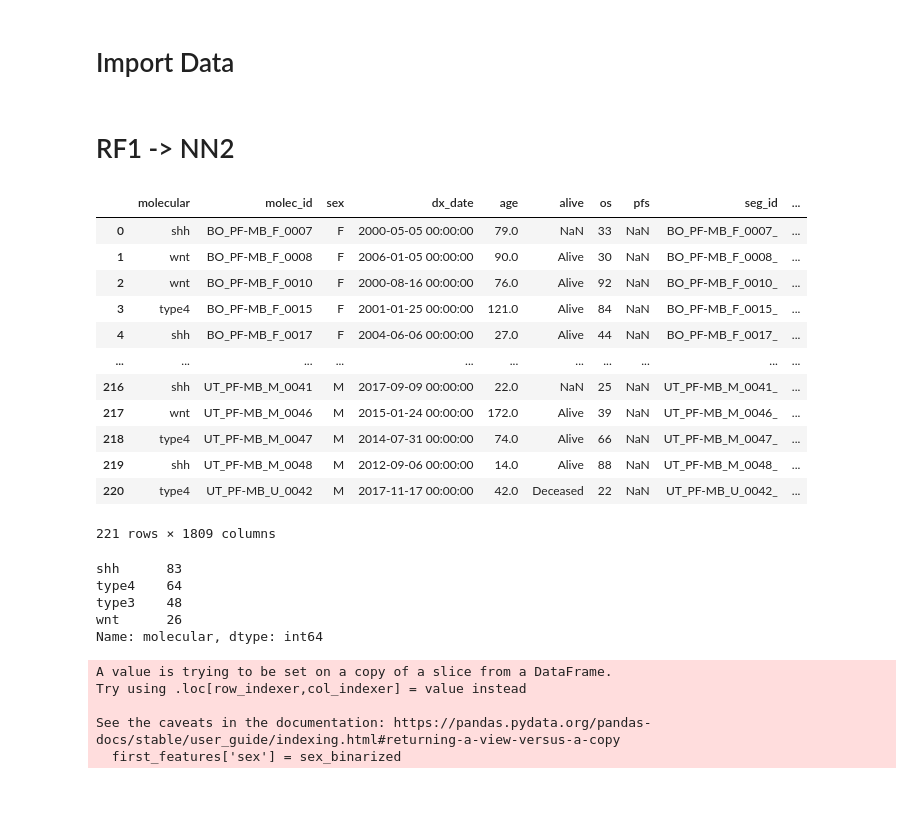
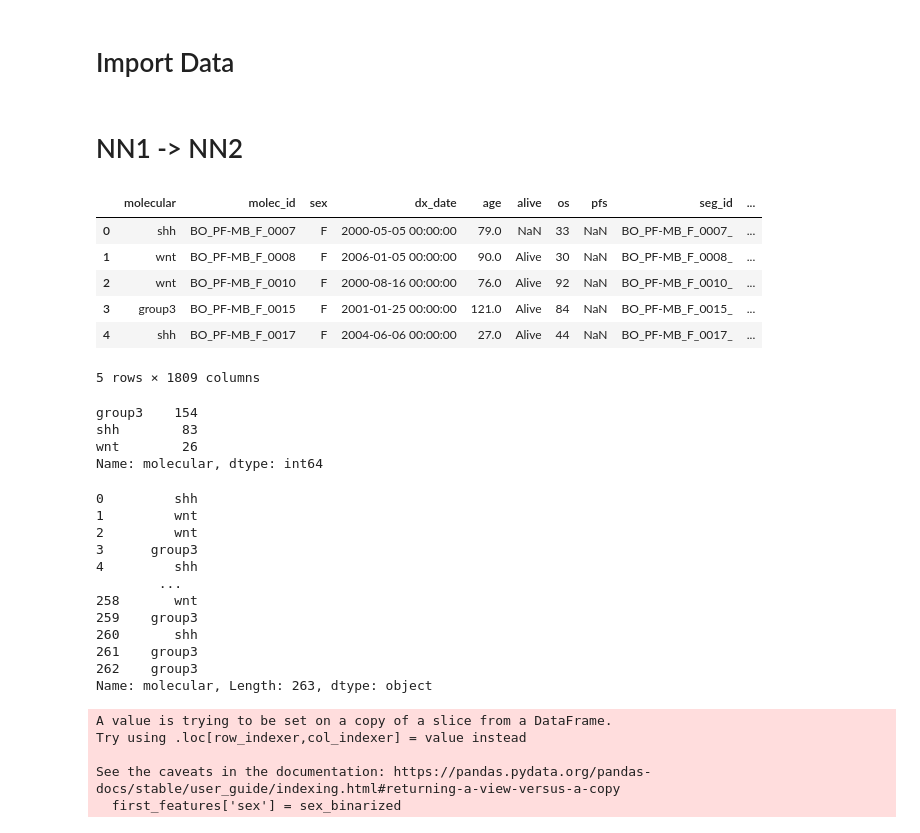
Before and after one commit to koalateectrl/tumor-classification, a Jupyter notebook: molec_binary_seq/two stage mb molec.ipynb, the cells around one changed output. Saved outputs shown, nothing was run; the diff lists cells and outputs as text; code cells hidden in the pictures; blank space fills up the shorter version.

```diff
--- a/molec_binary_seq/two stage mb molec.ipynb
+++ b/molec_binary_seq/two stage mb molec.ipynb
@@ -253,33 +253,26 @@ def my_classification_report(y_test_np, y_pred):
     print("Micro Avg : " + str((tot_TP + tot_TN)/(tot_TP + tot_TN + tot_FP + tot_FN)), '\n') ##
 # %%
 #df = pd.read_excel("/Users/michaelzhang/Desktop/peds_tumor/mbpyradiomics/molec_classifier/binary/wnt_rest.xlsx")
-df = pd.read_excel("/Users/samwwong/Desktop/tumor-classification/molec_binary_seq/mb_t1_t2_4way.xlsx")
+df = pd.read_excel("/Users/samwwong/Desktop/Michael Zhang/mb_t1_t2_3way.xlsx")
 # %% [markdown]
-# RF1 -> NN2
+# NN1 -> NN2
 # %%
-df
+df.head()
 # %% [output]
 |  | molecular | molec_id | sex | dx_date | age | alive | os | pfs | seg_id | ... |
 | 0 | shh | BO_PF-MB_F_0007 | F | 2000-05-05 00:00:00 | 79.0 | NaN | 33 | NaN | BO_PF-MB_F_0007_ | ... |
 | 1 | wnt | BO_PF-MB_F_0008 | F | 2006-01-05 00:00:00 | 90.0 | Alive | 30 | NaN | BO_PF-MB_F_0008_ | ... |
 | 2 | wnt | BO_PF-MB_F_0010 | F | 2000-08-16 00:00:00 | 76.0 | Alive | 92 | NaN | BO_PF-MB_F_0010_ | ... |
-| 3 | type4 | BO_PF-MB_F_0015 | F | 2001-01-25 00:00:00 | 121.0 | Alive | 84 | NaN | BO_PF-MB_F_0015_ | ... |
+| 3 | group3 | BO_PF-MB_F_0015 | F | 2001-01-25 00:00:00 | 121.0 | Alive | 84 | NaN | BO_PF-MB_F_0015_ | ... |
 | 4 | shh | BO_PF-MB_F_0017 | F | 2004-06-06 00:00:00 | 27.0 | Alive | 44 | NaN | BO_PF-MB_F_0017_ | ... |
-| ... | ... | ... | ... | ... | ... | ... | ... | ... | ... | ... |
-| 216 | shh | UT_PF-MB_M_0041 | M | 2017-09-09 00:00:00 | 22.0 | NaN | 25 | NaN | UT_PF-MB_M_0041_ | ... |
-| 217 | wnt | UT_PF-MB_M_0046 | M | 2015-01-24 00:00:00 | 172.0 | Alive | 39 | NaN | UT_PF-MB_M_0046_ | ... |
-| 218 | type4 | UT_PF-MB_M_0047 | M | 2014-07-31 00:00:00 | 74.0 | Alive | 66 | NaN | UT_PF-MB_M_0047_ | ... |
-| 219 | shh | UT_PF-MB_M_0048 | M | 2012-09-06 00:00:00 | 14.0 | Alive | 88 | NaN | UT_PF-MB_M_0048_ | ... |
-| 220 | type4 | UT_PF-MB_U_0042 | M | 2017-11-17 00:00:00 | 42.0 | Deceased | 22 | NaN | UT_PF-MB_U_0042_ | ... |
-221 rows × 1809 columns
+5 rows × 1809 columns
 # %%
 first_target = df["molecular"]
 # %%
 first_target.value_counts()
 # %% [output]
-shh      83
-type4    64
-type3    48
-wnt      26
+group3    154
+shh        83
+wnt        26
 Name: molecular, dtype: int64
 # %%
@@ -289,2 +282,17 @@ reduced_features_list = reduced_features.loc[reduced_features['wnt_rest'].isnull
 reduced_features_list = [item for sublist in reduced_features_list for item in sublist]
+# %%
+first_target
+# %% [output]
+0         shh
+1         wnt
+2         wnt
+3      group3
+4         shh
+        ...
+258       wnt
+259    group3
+260       shh
+261    group3
+262    group3
+Name: molecular, Length: 263, dtype: object
 # %%
```
Also changed, not shown: parts of 60 cells of this notebook, 1 other file.
